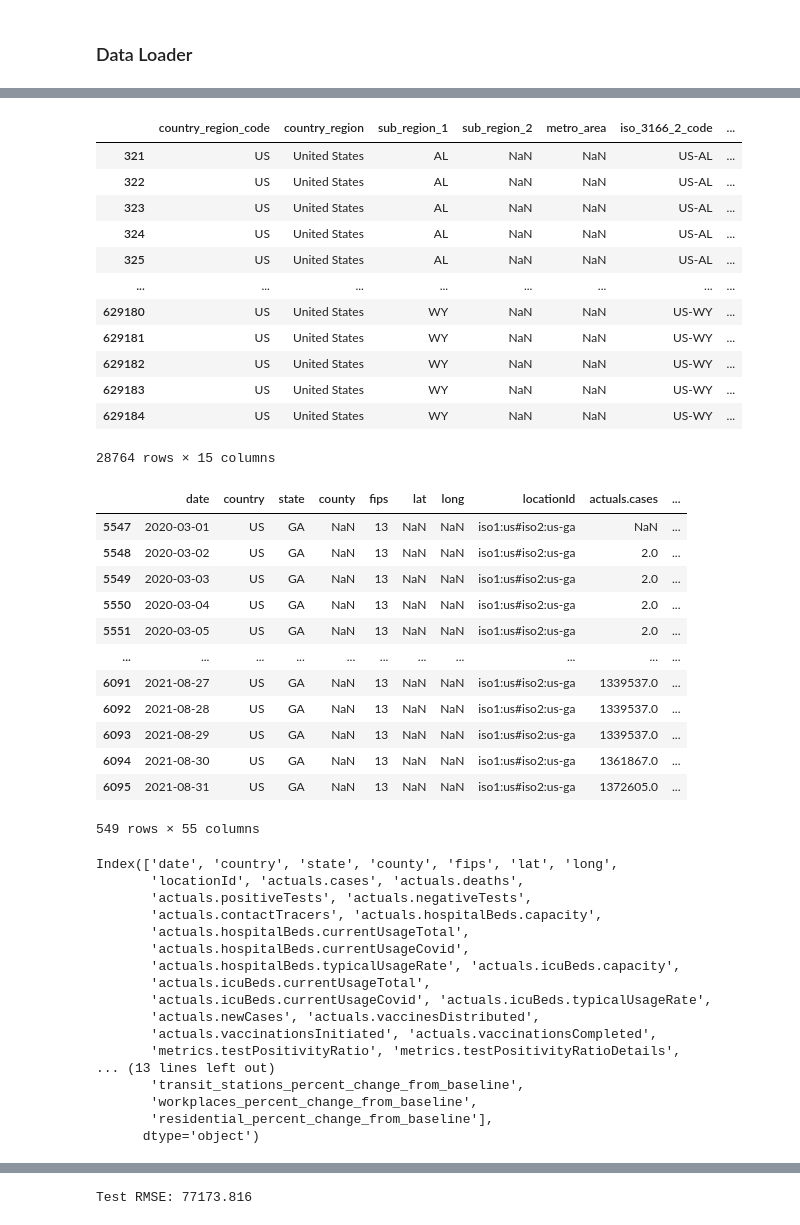
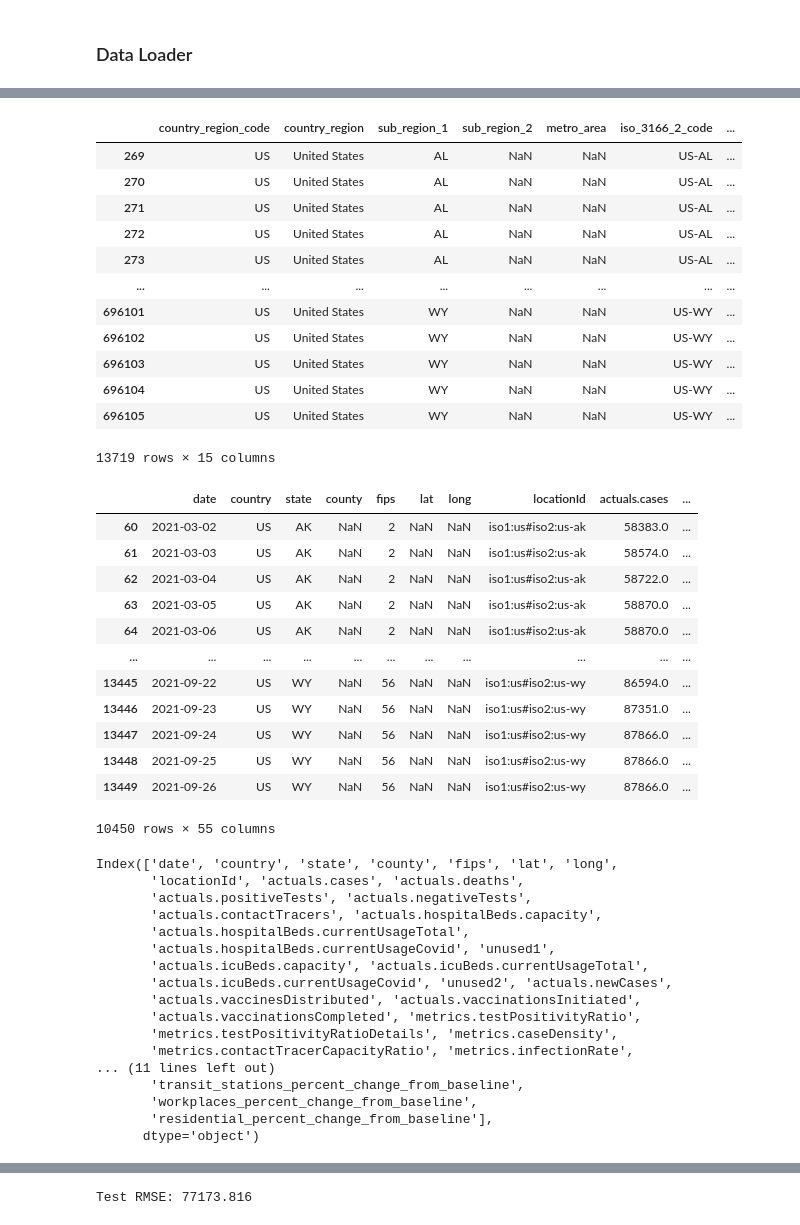
Before and after one commit to RyanSequeira/COVID19Hackathon, a Jupyter notebook: Hackathon.ipynb, the cells around one changed output, grey strips where cells are left out. Cells and saved outputs as stored; diff of their text form; code cells hidden in the pictures.

Commit message:
Changed to add final metrics for submission

```diff
--- a/Hackathon.ipynb
+++ b/Hackathon.ipynb
@@ -29,7 +29,5 @@ display(raw_data)
 # %%
-mobility_data1 = pd.read_csv("2020_US_Region_Mobility_Report.csv")
-mobility_data2 = pd.read_csv("2021_US_Region_Mobility_Report.csv")
-mobility_data = pd.concat([mobility_data1, mobility_data2])
+mobility_data = pd.read_csv("2021_US_Region_Mobility_Report.csv")
 mobility_data = mobility_data[mobility_data.sub_region_2.isnull() & mobility_data.sub_region_1.notnull()]
 abbrev = us_state_to_abbrev = {
     "Alabama": "AL",
@@ -82,48 +80,41 @@ abbrev = us_state_to_abbrev = {
     "West Virginia": "WV",
     "Wisconsin": "WI",
     "Wyoming": "WY",
-    "District of Columbia": "DC",
-    "American Samoa": "AS",
-    "Guam": "GU",
-    "Northern Mariana Islands": "MP",
-    "Puerto Rico": "PR",
-    "United States Minor Outlying Islands": "UM",
-    "U.S. Virgin Islands": "VI",
 }
 mobility_data = mobility_data.replace({"sub_region_1": abbrev})
 display(mobility_data)
 # %% [output]
 |  | country_region_code | country_region | sub_region_1 | sub_region_2 | metro_area | iso_3166_2_code | ... |
-| 321 | US | United States | AL | NaN | NaN | US-AL | ... |
-| 322 | US | United States | AL | NaN | NaN | US-AL | ... |
-| 323 | US | United States | AL | NaN | NaN | US-AL | ... |
-| 324 | US | United States | AL | NaN | NaN | US-AL | ... |
-| 325 | US | United States | AL | NaN | NaN | US-AL | ... |
+| 269 | US | United States | AL | NaN | NaN | US-AL | ... |
+| 270 | US | United States | AL | NaN | NaN | US-AL | ... |
+| 271 | US | United States | AL | NaN | NaN | US-AL | ... |
+| 272 | US | United States | AL | NaN | NaN | US-AL | ... |
+| 273 | US | United States | AL | NaN | NaN | US-AL | ... |
 | ... | ... | ... | ... | ... | ... | ... | ... |
-| 629180 | US | United States | WY | NaN | NaN | US-WY | ... |
-| 629181 | US | United States | WY | NaN | NaN | US-WY | ... |
-| 629182 | US | United States | WY | NaN | NaN | US-WY | ... |
-| 629183 | US | United States | WY | NaN | NaN | US-WY | ... |
-| 629184 | US | United States | WY | NaN | NaN | US-WY | ... |
+| 696101 | US | United States | WY | NaN | NaN | US-WY | ... |
+| 696102 | US | United States | WY | NaN | NaN | US-WY | ... |
+| 696103 | US | United States | WY | NaN | NaN | US-WY | ... |
+| 696104 | US | United States | WY | NaN | NaN | US-WY | ... |
+| 696105 | US | United States | WY | NaN | NaN | US-WY | ... |
-28764 rows × 15 columns
+13719 rows × 15 columns
 # %%
 data = pd.merge(raw_data, mobility_data, left_on=['country', 'state', 'date'], right_on=['country_region_code', 'sub_region_1', 'date'], how='inner')
-data = data[data['state'] == 'GA']
+data = data[(data['date'] > '2021-03-01') & (data['date'] < '2021-09-27')]
 display(data)
 # %% [output]
 |  | date | country | state | county | fips | lat | long | locationId | actuals.cases | ... |
-| 5547 | 2020-03-01 | US | GA | NaN | 13 | NaN | NaN | iso1:us#iso2:us-ga | NaN | ... |
-| 5548 | 2020-03-02 | US | GA | NaN | 13 | NaN | NaN | iso1:us#iso2:us-ga | 2.0 | ... |
-| 5549 | 2020-03-03 | US | GA | NaN | 13 | NaN | NaN | iso1:us#iso2:us-ga | 2.0 | ... |
-| 5550 | 2020-03-04 | US | GA | NaN | 13 | NaN | NaN | iso1:us#iso2:us-ga | 2.0 | ... |
-| 5551 | 2020-03-05 | US | GA | NaN | 13 | NaN | NaN | iso1:us#iso2:us-ga | 2.0 | ... |
+| 60 | 2021-03-02 | US | AK | NaN | 2 | NaN | NaN | iso1:us#iso2:us-ak | 58383.0 | ... |
+| 61 | 2021-03-03 | US | AK | NaN | 2 | NaN | NaN | iso1:us#iso2:us-ak | 58574.0 | ... |
+| 62 | 2021-03-04 | US | AK | NaN | 2 | NaN | NaN | iso1:us#iso2:us-ak | 58722.0 | ... |
+| 63 | 2021-03-05 | US | AK | NaN | 2 | NaN | NaN | iso1:us#iso2:us-ak | 58870.0 | ... |
+| 64 | 2021-03-06 | US | AK | NaN | 2 | NaN | NaN | iso1:us#iso2:us-ak | 58870.0 | ... |
 | ... | ... | ... | ... | ... | ... | ... | ... | ... | ... | ... |
-| 6091 | 2021-08-27 | US | GA | NaN | 13 | NaN | NaN | iso1:us#iso2:us-ga | 1339537.0 | ... |
-| 6092 | 2021-08-28 | US | GA | NaN | 13 | NaN | NaN | iso1:us#iso2:us-ga | 1339537.0 | ... |
-| 6093 | 2021-08-29 | US | GA | NaN | 13 | NaN | NaN | iso1:us#iso2:us-ga | 1339537.0 | ... |
-| 6094 | 2021-08-30 | US | GA | NaN | 13 | NaN | NaN | iso1:us#iso2:us-ga | 1361867.0 | ... |
-| 6095 | 2021-08-31 | US | GA | NaN | 13 | NaN | NaN | iso1:us#iso2:us-ga | 1372605.0 | ... |
+| 13445 | 2021-09-22 | US | WY | NaN | 56 | NaN | NaN | iso1:us#iso2:us-wy | 86594.0 | ... |
+| 13446 | 2021-09-23 | US | WY | NaN | 56 | NaN | NaN | iso1:us#iso2:us-wy | 87351.0 | ... |
+| 13447 | 2021-09-24 | US | WY | NaN | 56 | NaN | NaN | iso1:us#iso2:us-wy | 87866.0 | ... |
+| 13448 | 2021-09-25 | US | WY | NaN | 56 | NaN | NaN | iso1:us#iso2:us-wy | 87866.0 | ... |
+| 13449 | 2021-09-26 | US | WY | NaN | 56 | NaN | NaN | iso1:us#iso2:us-wy | 87866.0 | ... |
-549 rows × 55 columns
+10450 rows × 55 columns
 # %%
 data.columns
 # %% [output]
@@ -132,14 +123,14 @@ Index(['date', 'country', 'state', 'county', 'fips', 'lat', 'long',
        'actuals.positiveTests', 'actuals.negativeTests',
        'actuals.contactTracers', 'actuals.hospitalBeds.capacity',
        'actuals.hospitalBeds.currentUsageTotal',
-       'actuals.hospitalBeds.currentUsageCovid',
-       'actuals.hospitalBeds.typicalUsageRate', 'actuals.icuBeds.capacity',
-       'actuals.icuBeds.currentUsageTotal',
-       'actuals.icuBeds.currentUsageCovid', 'actuals.icuBeds.typicalUsageRate',
-       'actuals.newCases', 'actuals.vaccinesDistributed',
-       'actuals.vaccinationsInitiated', 'actuals.vaccinationsCompleted',
-       'metrics.testPositivityRatio', 'metrics.testPositivityRatioDetails',
-... (13 lines left out)
+       'actuals.hospitalBeds.currentUsageCovid', 'unused1',
+       'actuals.icuBeds.capacity', 'actuals.icuBeds.currentUsageTotal',
+       'actuals.icuBeds.currentUsageCovid', 'unused2', 'actuals.newCases',
+       'actuals.vaccinesDistributed', 'actuals.vaccinationsInitiated',
+       'actuals.vaccinationsCompleted', 'metrics.testPositivityRatio',
+       'metrics.testPositivityRatioDetails', 'metrics.caseDensity',
+       'metrics.contactTracerCapacityRatio', 'metrics.infectionRate',
+... (11 lines left out)
        'transit_stations_percent_change_from_baseline',
        'workplaces_percent_change_from_baseline',
        'residential_percent_change_from_baseline'],
```
Also changed, not shown: parts of 15 cells of this notebook, 3 other files.
